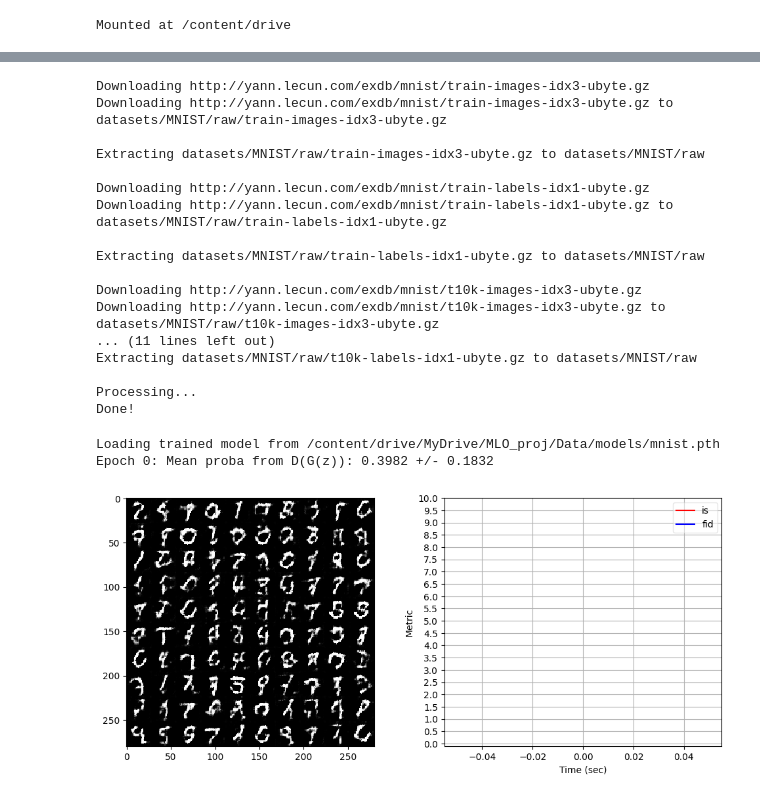
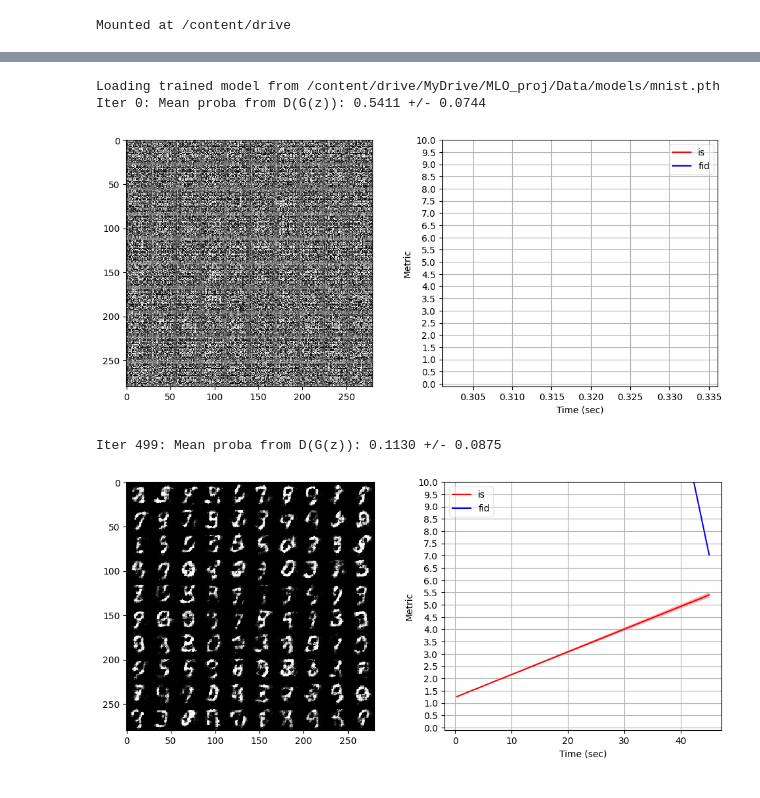
Before and after one commit to DenisPushkin/CS-439-project, a Jupyter notebook: scripts/main.ipynb, the cells around one changed output, grey strips where cells are left out. Cells and saved outputs as stored; diff of their text form; code cells hidden in the pictures.

Commit message:
changed extragrad implementation

```diff
--- a/scripts/main.ipynb
+++ b/scripts/main.ipynb
@@ -12,41 +28,26 @@ Saving train.py to train.py
 # %%
-from train import train
-out_dir = "/content/drive/MyDrive/MLO_proj/results"
-pretrained_clf_path='/content/drive/MyDrive/MLO_proj/Data/models/mnist.pth'
+from main import main
+pretrained_clf_path = '/content/drive/MyDrive/MLO_proj/Data/models/mnist.pth'
+out_dir = '/content/drive/MyDrive/MLO_proj/results'
 
-args = dict(epochs = 1,
-            batch_size = 256,
-            optim = 'Adam',
-            lr = 0.001,
-            betas = (0.5, 0.999), #0.05?
+args = dict(iterations = 500,
+            batch_size = 64,
+            lr = 1e-4,
+            betas = (0.5, 0.999),
+            extragrad = True,
+            eval_every = 500,
             lookahead = False,
-            lookahead_k = 5,
             eval_avg = False,
+            lookahead_k = None,
             n_workers = 2,
             device = 'cuda',
             grad_max_norm = None,
-            seed = 42,
-            continue_training = False)
+            seed=42)
 
-train(args, out_dir, pretrained_clf_path)
+main(args, out_dir, pretrained_clf_path)
 # %% [output]
-Downloading http://yann.lecun.com/exdb/mnist/train-images-idx3-ubyte.gz
-Downloading http://yann.lecun.com/exdb/mnist/train-images-idx3-ubyte.gz to datasets/MNIST/raw/train-images-idx3-ubyte.gz
-
-Extracting datasets/MNIST/raw/train-images-idx3-ubyte.gz to datasets/MNIST/raw
-
-Downloading http://yann.lecun.com/exdb/mnist/train-labels-idx1-ubyte.gz
-Downloading http://yann.lecun.com/exdb/mnist/train-labels-idx1-ubyte.gz to datasets/MNIST/raw/train-labels-idx1-ubyte.gz
-
-Extracting datasets/MNIST/raw/train-labels-idx1-ubyte.gz to datasets/MNIST/raw
-
-Downloading http://yann.lecun.com/exdb/mnist/t10k-images-idx3-ubyte.gz
-Downloading http://yann.lecun.com/exdb/mnist/t10k-images-idx3-ubyte.gz to datasets/MNIST/raw/t10k-images-idx3-ubyte.gz
-... (11 lines left out)
-Extracting datasets/MNIST/raw/t10k-labels-idx1-ubyte.gz to datasets/MNIST/raw
-
-Processing...
-Done!
+Loading trained model from /content/drive/MyDrive/MLO_proj/Data/models/mnist.pth
+Iter 0: Mean proba from D(G(z)): 0.5411 +/- 0.0744
+[figure, new version]
-Loading trained model from /content/drive/MyDrive/MLO_proj/Data/models/mnist.pth
-Epoch 0: Mean proba from D(G(z)): 0.3982 +/- 0.1832
+Iter 499: Mean proba from D(G(z)): 0.1130 +/- 0.0875
-[figure, old version]
+[figure, added]
```
Also changed, not shown: parts of 3 cells of this notebook, 6 other files.
